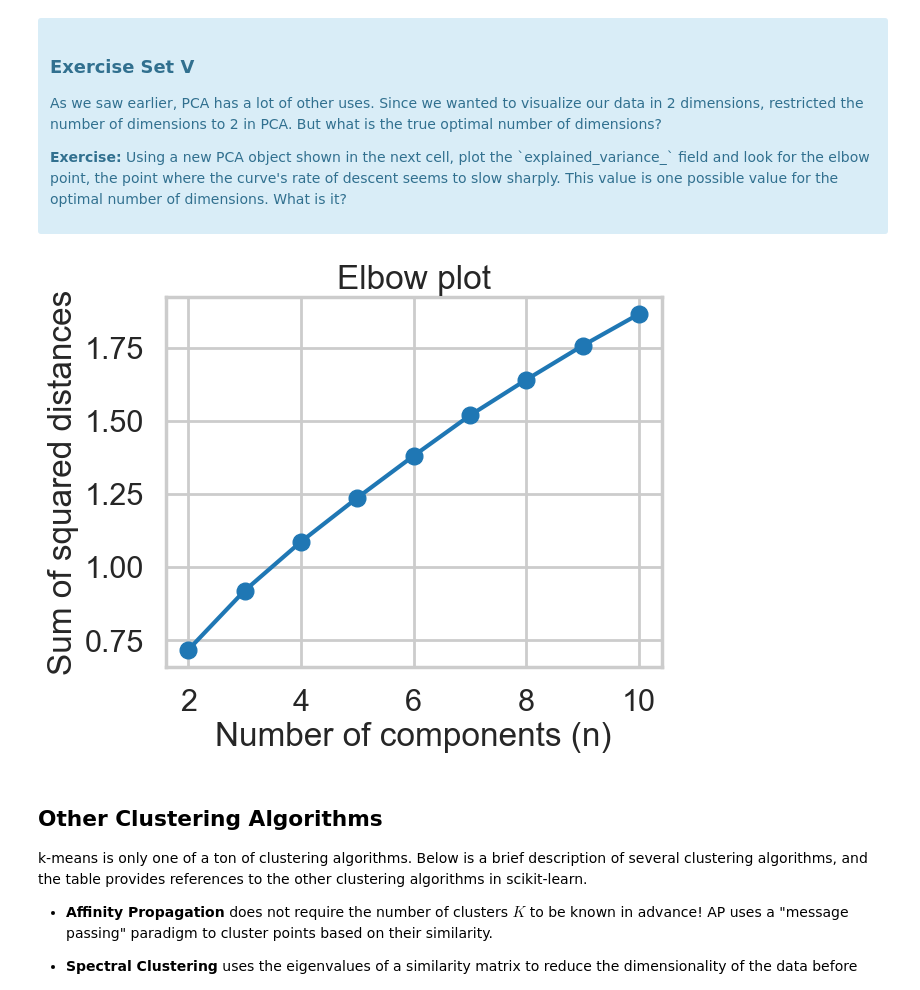
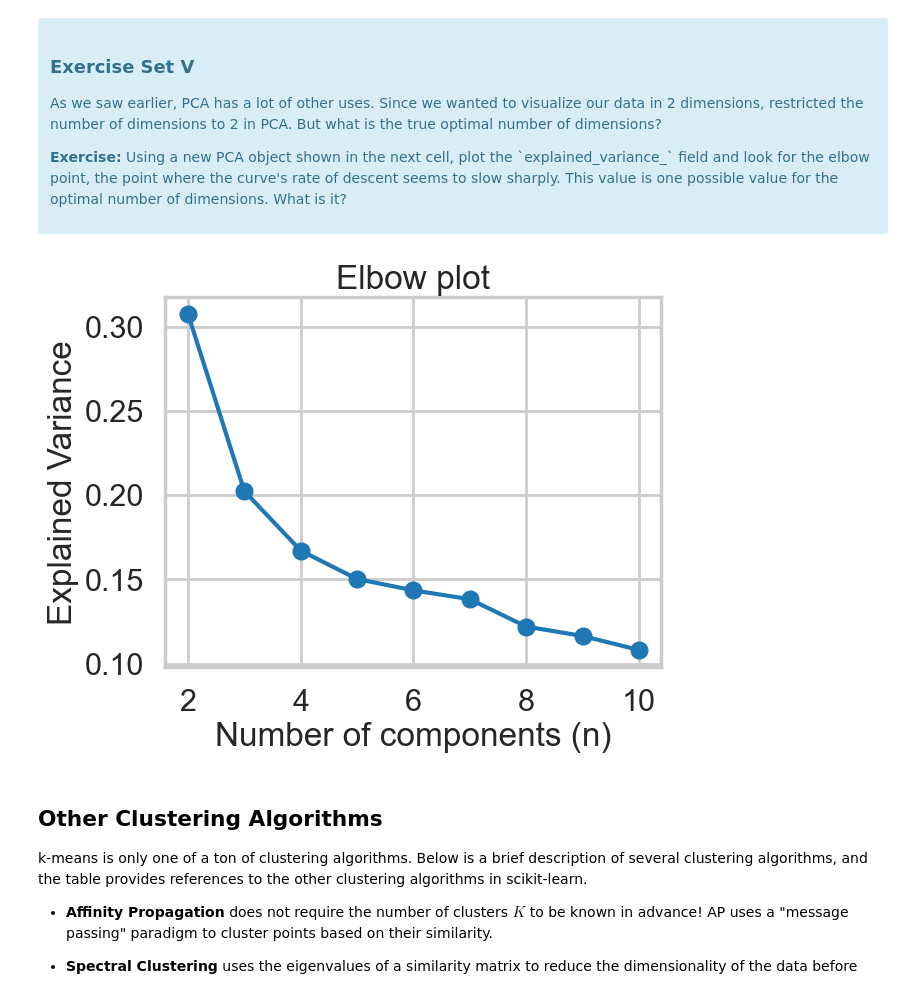
Before and after one commit to eddiechu888/mec-mini-projects, a Jupyter notebook: mec-16.2.6-clustering-mini-project/Eddie_Chu_16_2_6_MP_Clustering.ipynb, the cells around one changed output. Saved outputs shown, nothing was run; the diff lists cells and outputs as text; code cells hidden in the pictures.

```diff
--- a/mec-16.2.6-clustering-mini-project/Eddie_Chu_16_2_6_MP_Clustering.ipynb
+++ b/mec-16.2.6-clustering-mini-project/Eddie_Chu_16_2_6_MP_Clustering.ipynb
@@ -410,41 +410,41 @@ What we've done is we've taken those columns of 0/1 indicator variables, and we'
 # %%
 # Initialize a new PCA model with a default number of components.
 import sklearn.decomposition
 pca = sklearn.decomposition.PCA()
-#pca.fit(X)    #X
+pca.fit(x_cols)
 
 # Function that applies PCA to a matrix
-def apply_kmeans(n, matrix):
+def apply_PCA(n, matrix):
     # create a PCA object
     pca = PCA(n_components=n)
 
     # fit KMeans to the matrix
     pca.fit(matrix)
 
 
-# Construct a plot showing SS for each K in [2,11]. Use .inertia_, which is SS
+# Construct a plot showing Explained Variances for each n in [2,11]. Use .inertia_, which is SS
 explained_variances = []
 ns = range(2, 11)
 
 for n in ns:
-    # create a PCA object using n Dimensions
+    # Create a PCA object using n Dimensions
     pca = PCA(n_components=n)
 
-    # fit KMeans to the matrix
+    # Fit PCA to the matrix
     pca.fit(x_cols)
 
-    # store the inertia
-    explained_variances.append(pca.explained_variance_.sum())
+    # Store the inertia
+    explained_variances.append(pca.explained_variance_[-1])    #.sum()
 
 
-# plot the results
+# Plot the results
 plt.plot(ns, explained_variances, marker='o')
 plt.xlabel('Number of components (n)')
-plt.ylabel('Sum of squared distances')
+plt.ylabel('Explained Variance')
 plt.title('Elbow plot')
 plt.show()
 # %% [output]
-[figure, old version]
+[figure, new version]
 # %% [markdown]
 ## Other Clustering Algorithms
 
```
